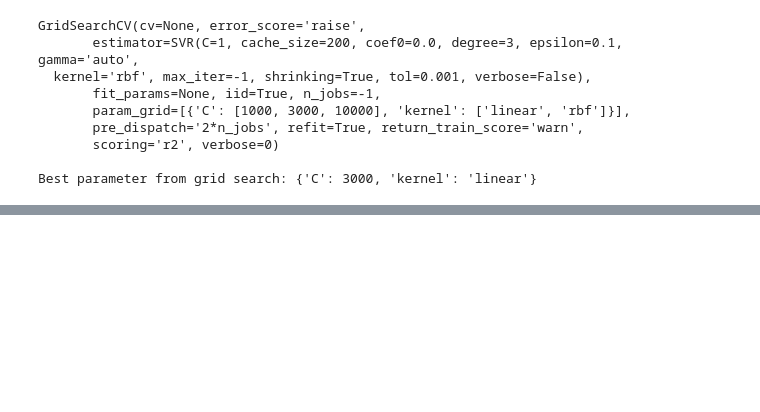
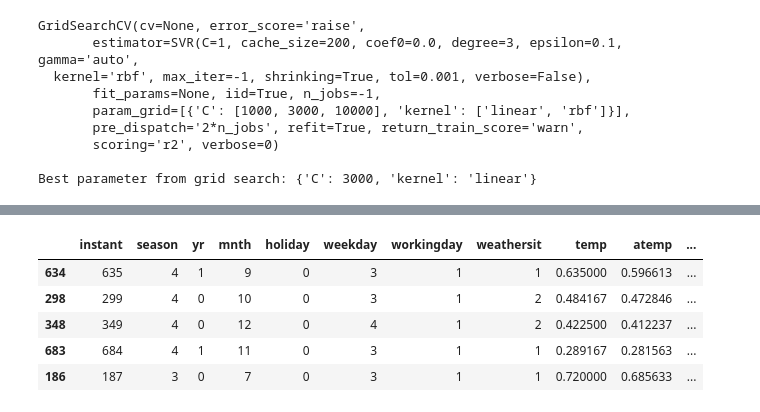
Before and after one commit to IEEE-NITK/BlogAdmin, a Jupyter notebook: Python-Notebooks/UCI Bike Sharing Machine Learning Repository.ipynb, the cells around one changed output, grey strips where cells are left out. Saved outputs shown, nothing was run; the diff lists cells and outputs as text; code cells hidden in the pictures; blank space fills up the shorter version.

```diff
--- a/Python-Notebooks/UCI Bike Sharing Machine Learning Repository.ipynb
+++ b/Python-Notebooks/UCI Bike Sharing Machine Learning Repository.ipynb
@@ -357,3 +358,12 @@ corresponding parameters: {'C': 1240.2017845011178, 'kernel': 'linear'}
+# %%
+X_train_cas.head()
+# %% [output]
+|  | instant | season | yr | mnth | holiday | weekday | workingday | weathersit | temp | atemp | ... |
+| 634 | 635 | 4 | 1 | 9 | 0 | 3 | 1 | 1 | 0.635000 | 0.596613 | ... |
+| 298 | 299 | 4 | 0 | 10 | 0 | 3 | 1 | 2 | 0.484167 | 0.472846 | ... |
+| 348 | 349 | 4 | 0 | 12 | 0 | 4 | 1 | 2 | 0.422500 | 0.412237 | ... |
+| 683 | 684 | 4 | 1 | 11 | 0 | 3 | 1 | 1 | 0.289167 | 0.281563 | ... |
+| 186 | 187 | 3 | 0 | 7 | 0 | 3 | 1 | 1 | 0.720000 | 0.685633 | ... |
 # %%
 #SVR with GridSearch - for registered users
 
```
Also changed, not shown: parts of 13 cells of this notebook, 8 other files.
